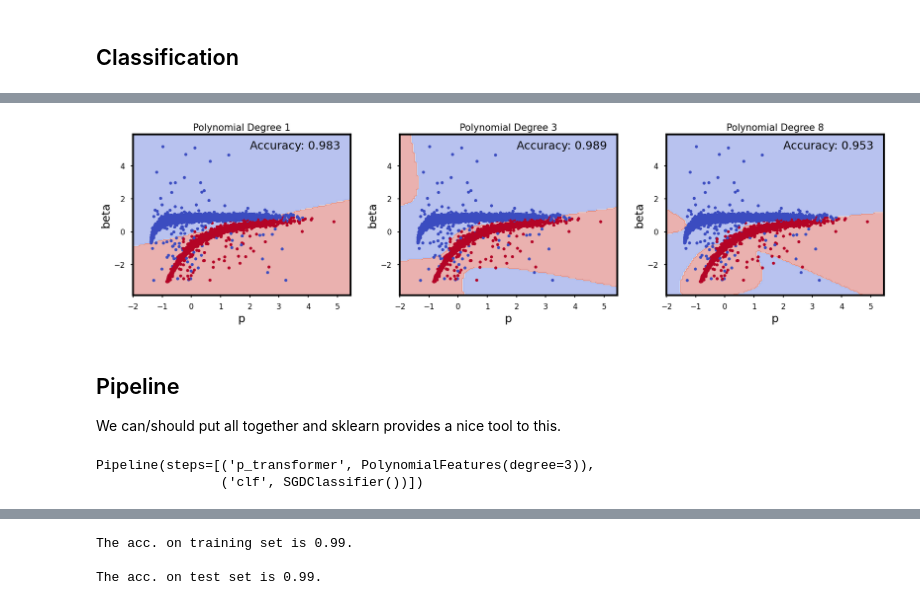
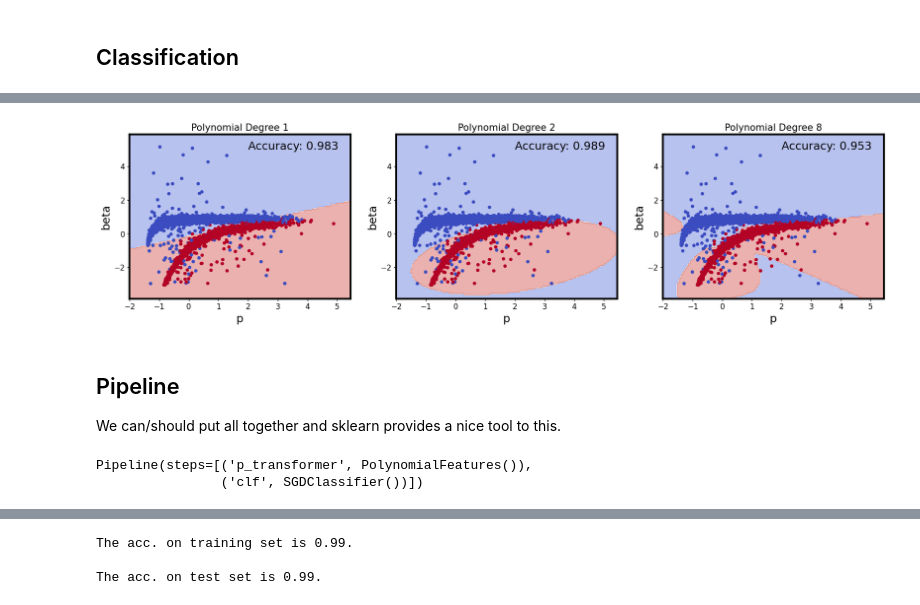
Before and after one commit to sraeisi/MachineLearning_Physics, a Jupyter notebook: 1/MLP_Basics_Model.ipynb, the cells around one changed output, grey strips where cells are left out. Saved outputs shown, nothing was run; the diff lists cells and outputs as text; code cells hidden in the pictures.

```diff
--- a/1/MLP_Basics_Model.ipynb
+++ b/1/MLP_Basics_Model.ipynb
@@ -644,37 +644,37 @@ from sklearn.linear_model import SGDClassifier
 
 
 transformer_dict = {'Polynomial Degree 1' : PolynomialFeatures(degree=1).fit(X),
-           'Polynomial Degree 3' : PolynomialFeatures(degree=3).fit(X),
+           'Polynomial Degree 2' : PolynomialFeatures(degree=2).fit(X),
            'Polynomial Degree 8' : PolynomialFeatures(degree=8).fit(X)}
 
 
 x1_list, x2_list = grid(X[:,0], X[:,1], n_points=100)
 X_grid = np.vstack([x1_list.reshape(-1),x2_list.reshape(-1)]).T
 
 
 x_label = 'p'
 y_label = 'beta'
 
 fig = plt.figure(figsize=(18,5))
 for clf in list(transformer_dict.keys())[:]:
     ax = fig.add_subplot(1, 3, list(transformer_dict.keys()).index(clf)+1 , xlabel = x_label, ylabel=y_label, title = clf)
 
     transformer = transformer_dict[clf]
 
     clf = SGDClassifier( random_state=0, n_jobs=-1 ).fit( transformer.transform(X) , Y )
 
     Y_grid = clf.predict( transformer.transform( X_grid )).reshape(x1_list.shape )
 
     ax.contourf(x1_list, x2_list, Y_grid, alpha=.4, cmap=plt.cm.coolwarm)
     ax.scatter(*X.T, c=Y, cmap=plt.cm.coolwarm, s=20)
     ax.text(2, 5, f'Accuracy: {np.round( clf.score(transformer.transform(X) , Y),3)}')
 
 
 plt.tight_layout()
 
 plt.show()
 # %% [output]
-[figure, old version]
+[figure, new version]
 # %% [markdown]
 ## Pipeline
 
@@ -682,10 +682,10 @@ We can/should put all together and sklearn provides a nice tool to this.
 # %%
 from sklearn.pipeline import Pipeline
 # %%
-clf_pipeline= Pipeline([('p_transformer', PolynomialFeatures(degree = 3)), ('clf', SGDClassifier())])
+clf_pipeline= Pipeline([('p_transformer', PolynomialFeatures(degree = 2)), ('clf', SGDClassifier())])
 clf_pipeline.fit(X,Y)
 # %% [output]
-Pipeline(steps=[('p_transformer', PolynomialFeatures(degree=3)),
+Pipeline(steps=[('p_transformer', PolynomialFeatures()),
                 ('clf', SGDClassifier())])
 # %%
 x1_list, x2_list = grid(X[:,0], X[:,1], n_points=100)
```
Also changed, not shown: parts of 15 cells of this notebook.
